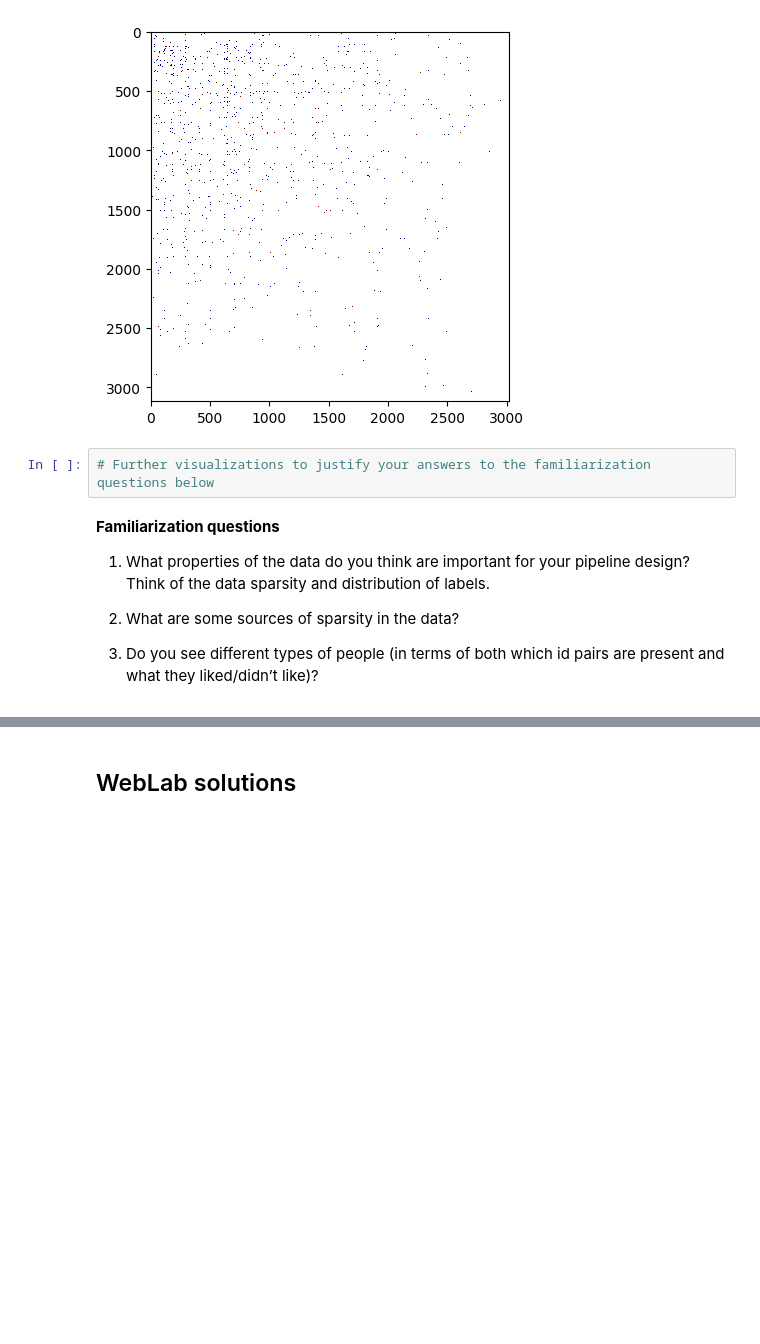
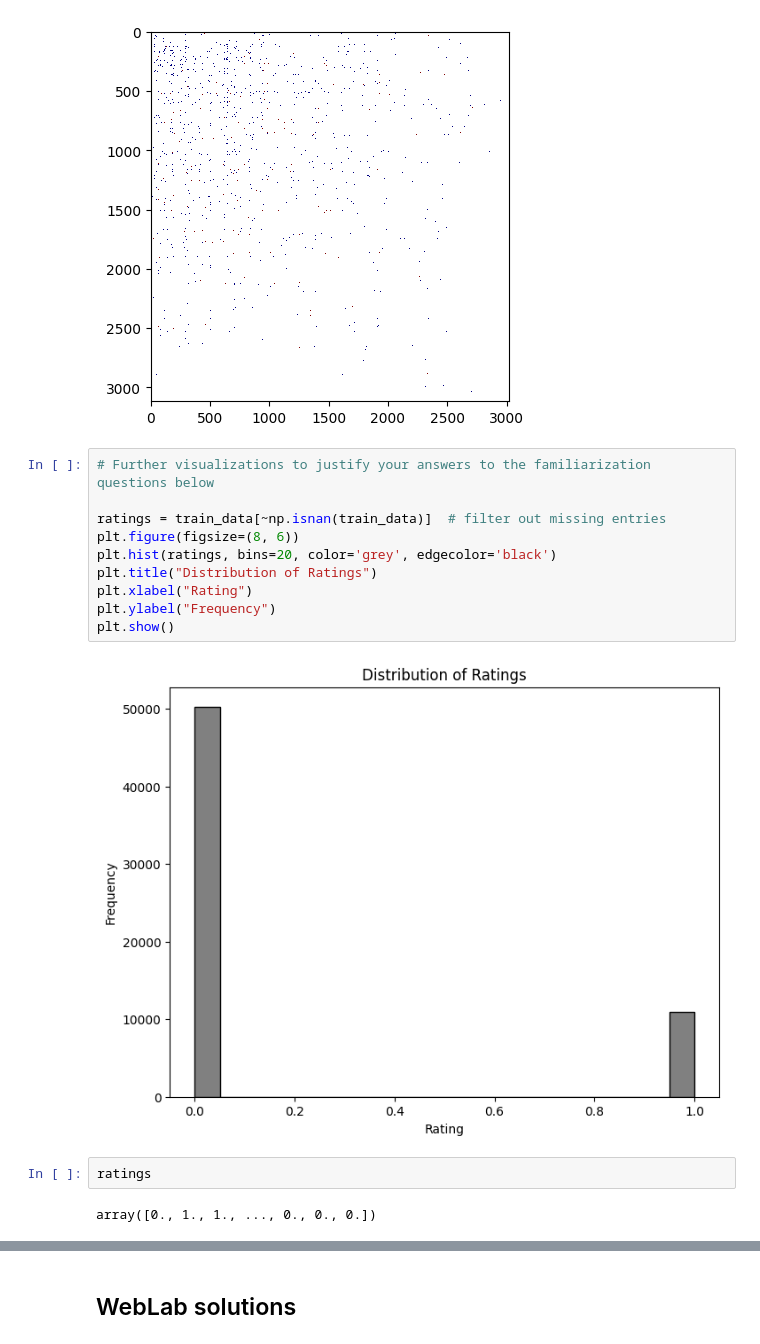
Before and after one commit to for9interesting/Data-Mining-Lab-Recommender-System, a Jupyter notebook: dm_lab_assignment_3_pipeline.ipynb, the cells around one changed output, grey strips where cells are left out. Cells and saved outputs as stored; diff of their text form; blank space fills up the shorter version.

```diff
--- a/dm_lab_assignment_3_pipeline.ipynb
+++ b/dm_lab_assignment_3_pipeline.ipynb
@@ -24,13 +24,19 @@ plt.imshow(masked_array_train, interpolation='nearest', cmap=cmap)
 plt.pause(0.1)
 # %% [output]
 [figure]
-# %%
-# Further visualizations to justify your answers to the familiarization questions below
-# %% [markdown]
-**Familiarization questions**
-
-1.	What properties of the data do you think are important for your pipeline design? Think of the data sparsity and distribution of labels.
-
-2.	What are some sources of sparsity in the data?
-
-3.	Do you see different types of people (in terms of both which id pairs are present and what they liked/didn’t like)?
+# %%
+# Further visualizations to justify your answers to the familiarization questions below
+
+ratings = train_data[~np.isnan(train_data)]  # filter out missing entries
+plt.figure(figsize=(8, 6))
+plt.hist(ratings, bins=20, color='grey', edgecolor='black')
+plt.title("Distribution of Ratings")
+plt.xlabel("Rating")
+plt.ylabel("Frequency")
+plt.show()
+# %% [output]
+[figure, added]
+# %%
+ratings
+# %% [output]
+array([0., 1., 1., ..., 0., 0., 0.])
```
Also changed, not shown: parts of 11 cells of this notebook, 1 other file.
